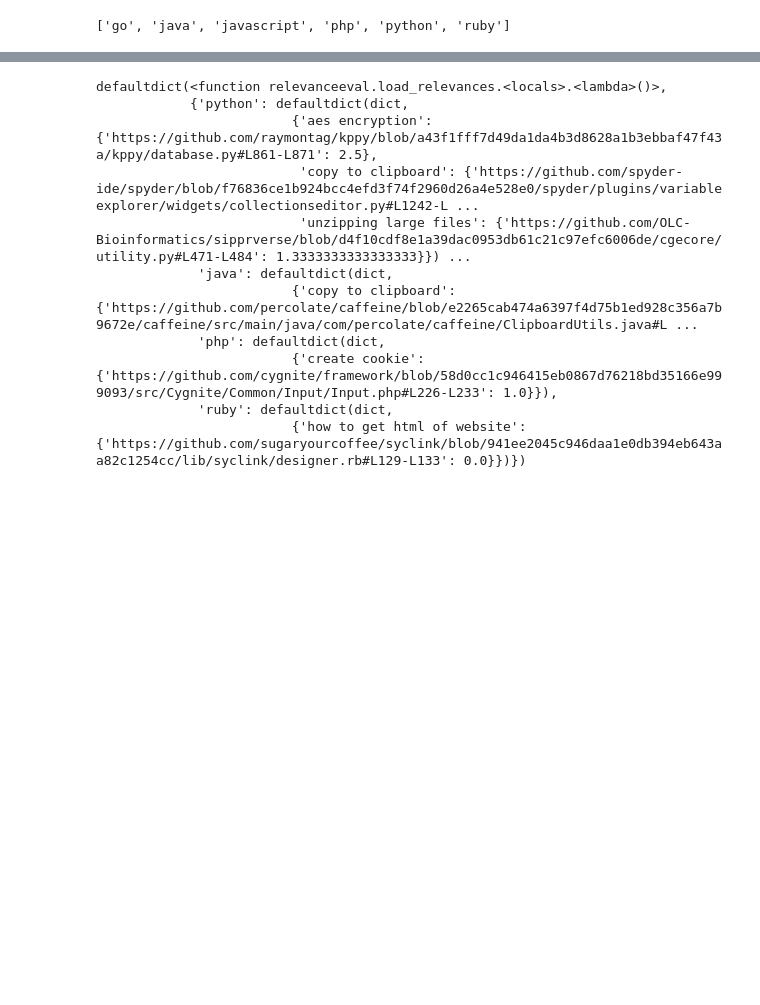
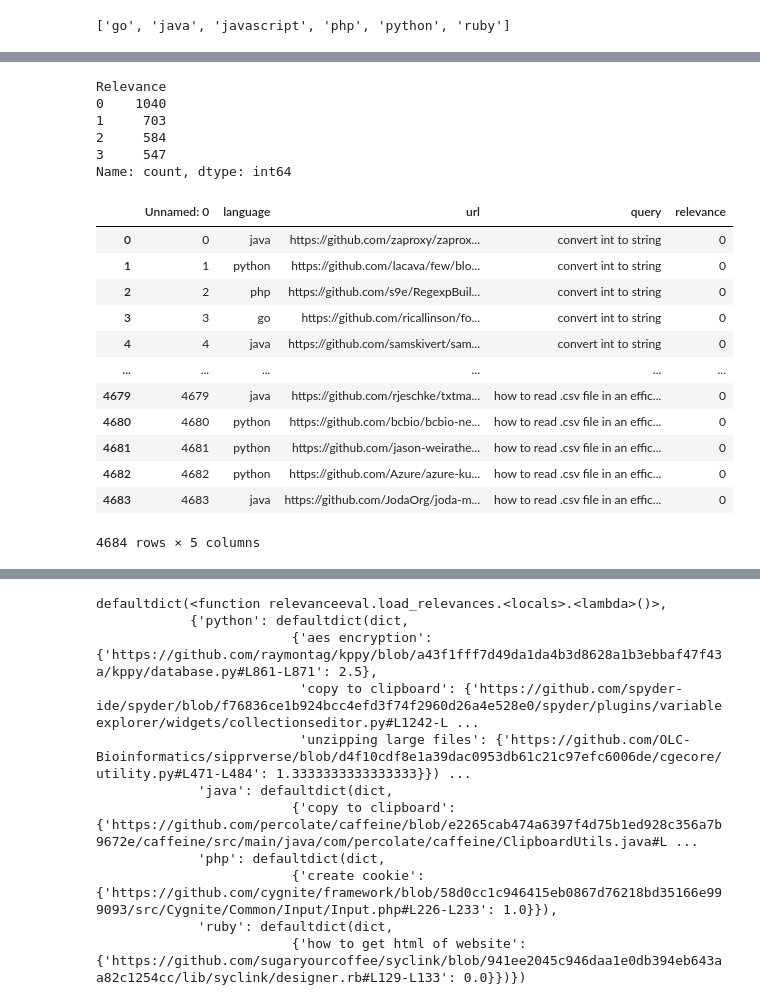
Before and after one commit to whu769/DSC180Q1Project, a Jupyter notebook: generate_results.ipynb, the cells around one changed output, grey strips where cells are left out. Saved outputs shown, nothing was run; the diff lists cells and outputs as text; code cells hidden in the pictures; blank space fills up the shorter version.

```diff
--- a/generate_results.ipynb
+++ b/generate_results.ipynb
@@ -102,0 +141,14 @@ sum(pd.merge(b_50k, annotationStore, how="left", left_on="url", right_on="GitHub
+# %%
+# per_query_language
+relevance_annotations["Relevance"].value_counts()
+# %% [output]
+Relevance
+0    1040
+1     703
+2     584
+3     547
+Name: count, dtype: int64
+# %%
+b_20k_test = pd.read_csv("./csv_output/baseline_20000k.csv")
+# %%
+b_20k_test["relevance"] = [0 for i in range(len(b_20k_test))]
@@ -102,0 +157,16 @@ sum(pd.merge(b_50k, annotationStore, how="left", left_on="url", right_on="GitHub
+# %%
+b_20k_test
+# %% [output]
+|  | Unnamed: 0 | language | url | query | relevance |
+| 0 | 0 | java | https://github.com/zaproxy/zaprox... | convert int to string | 0 |
+| 1 | 1 | python | https://github.com/lacava/few/blo... | convert int to string | 0 |
+| 2 | 2 | php | https://github.com/s9e/RegexpBuil... | convert int to string | 0 |
+| 3 | 3 | go | https://github.com/ricallinson/fo... | convert int to string | 0 |
+| 4 | 4 | java | https://github.com/samskivert/sam... | convert int to string | 0 |
+| ... | ... | ... | ... | ... | ... |
+| 4679 | 4679 | java | https://github.com/rjeschke/txtma... | how to read .csv file in an effic... | 0 |
+| 4680 | 4680 | python | https://github.com/bcbio/bcbio-ne... | how to read .csv file in an effic... | 0 |
+| 4681 | 4681 | python | https://github.com/jason-weirathe... | how to read .csv file in an effic... | 0 |
+| 4682 | 4682 | python | https://github.com/Azure/azure-ku... | how to read .csv file in an effic... | 0 |
+| 4683 | 4683 | java | https://github.com/JodaOrg/joda-m... | how to read .csv file in an effic... | 0 |
+4684 rows × 5 columns
```
Also changed, not shown: parts of 17 cells of this notebook, 18 other files.
